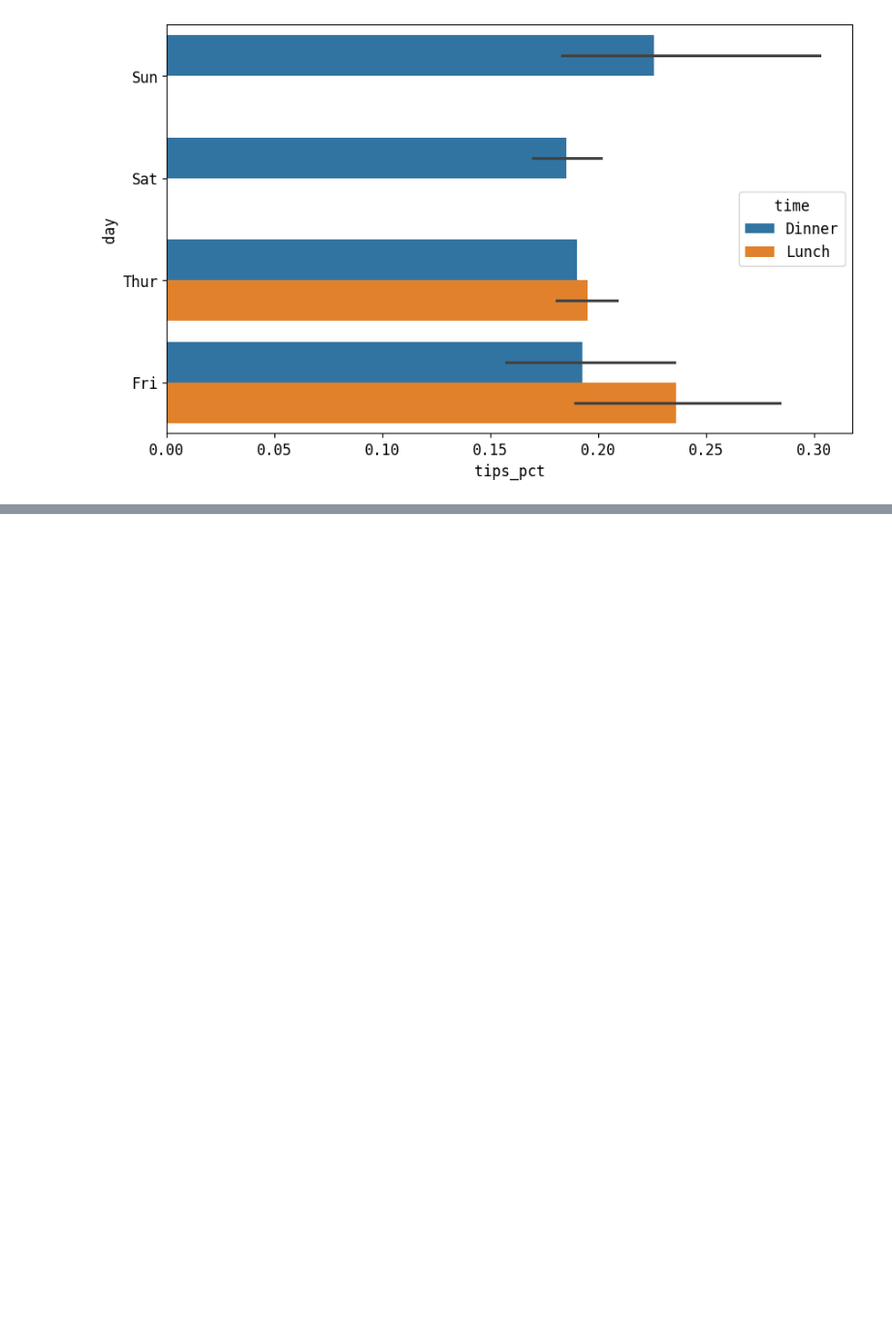
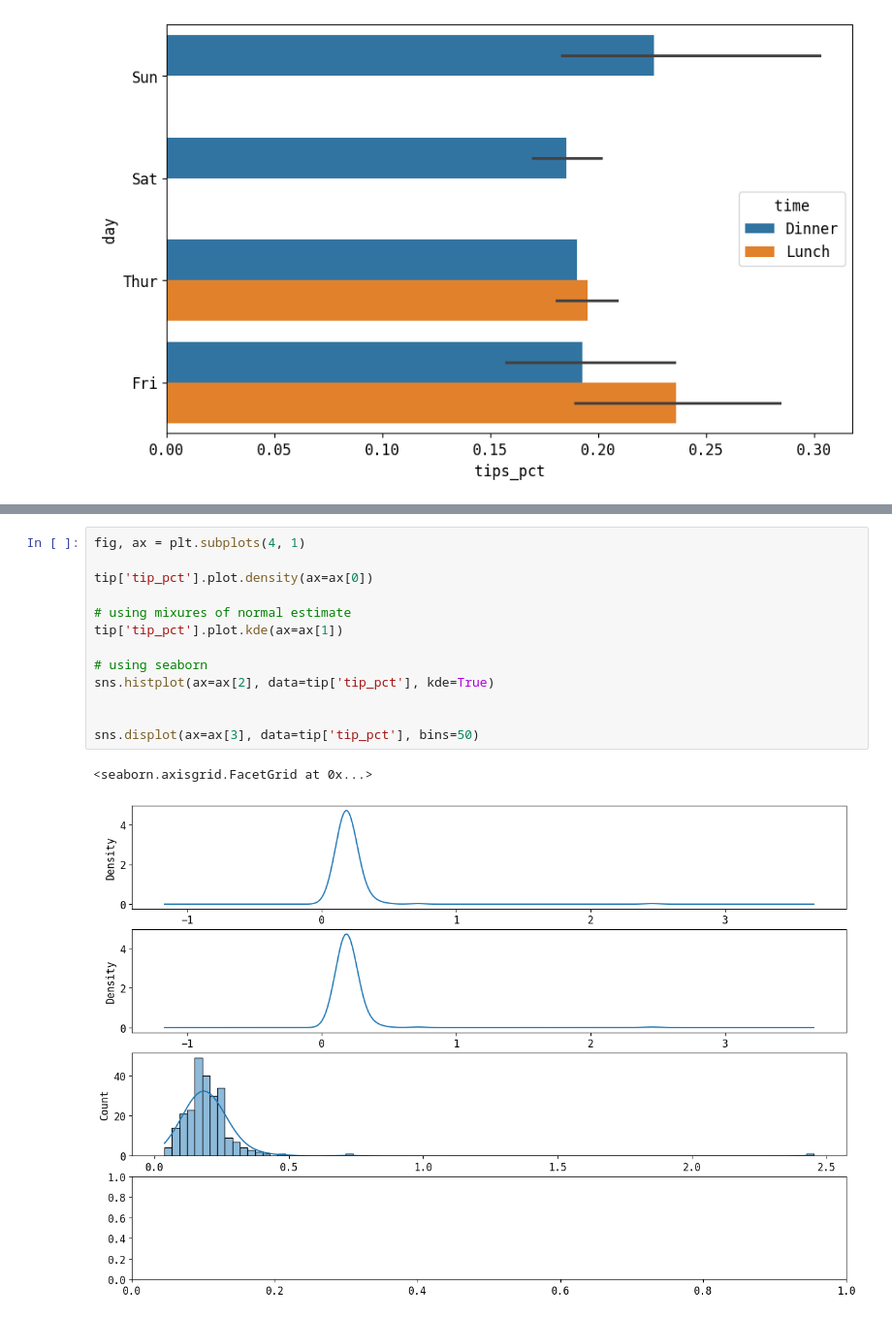
Before and after one commit to morayo0x/data_analysis, a Jupyter notebook: lib/pandas.ipynb, the cells around one changed output, grey strips where cells are left out. Shown at 97% size. Cells and saved outputs as stored; diff of their text form; blank space fills up the shorter version.

```diff
--- a/lib/pandas.ipynb
+++ b/lib/pandas.ipynb
@@ -2650,0 +2710,16 @@ sns.barplot(x='tips_pct', y='day', data=df, hue='time', orient='h')
+# %%
+fig, ax = plt.subplots(4, 1)
+
+tip['tip_pct'].plot.density(ax=ax[0])
+
+# using mixures of normal estimate
+tip['tip_pct'].plot.kde(ax=ax[1])
+
+# using seaborn
+sns.histplot(ax=ax[2], data=tip['tip_pct'], kde=True)
+
+
+sns.displot(ax=ax[3], data=tip['tip_pct'], bins=50)
+# %% [output]
+<seaborn.axisgrid.FacetGrid at 0x...>
+[figure, added]
```
Also changed, not shown: parts of 42 cells of this notebook.
